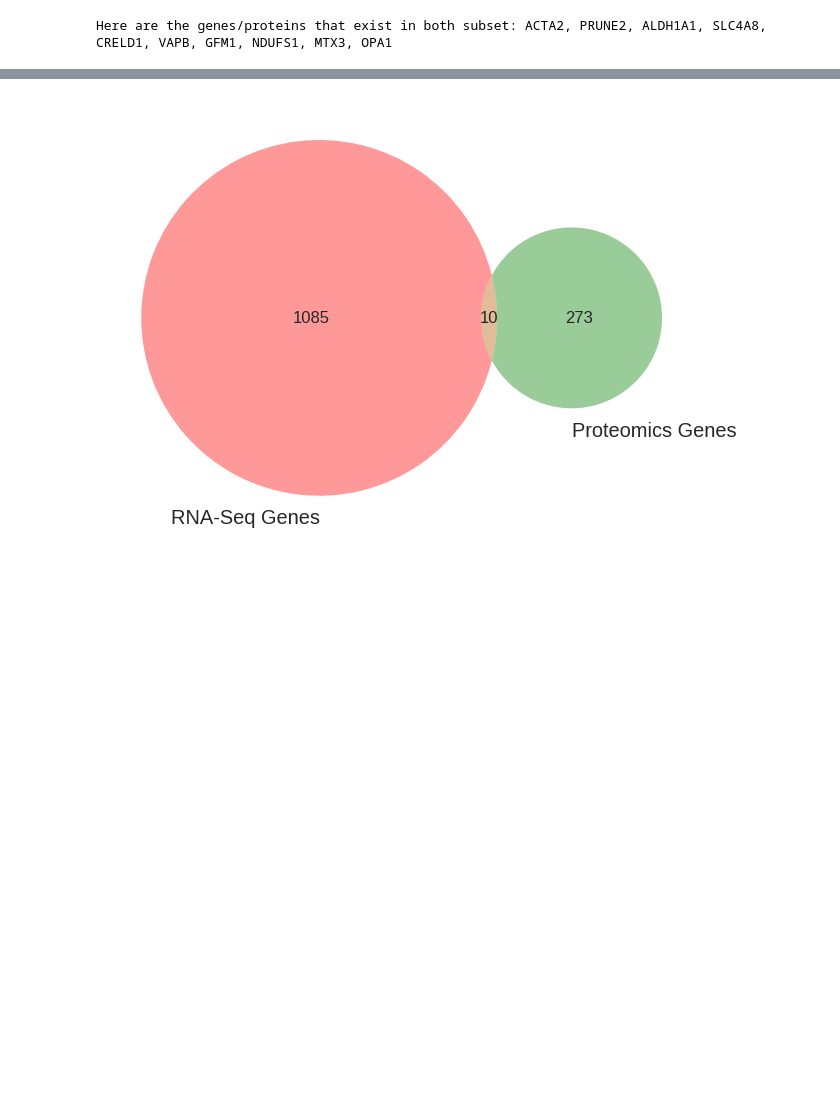
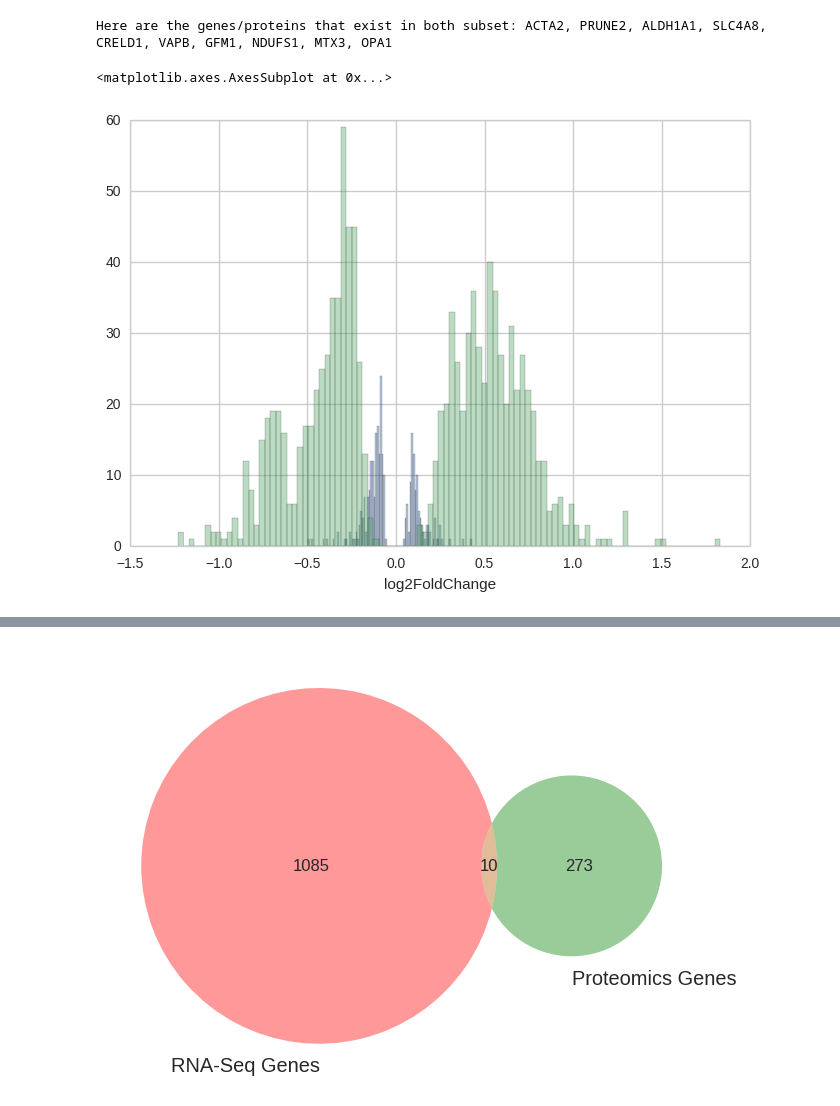
Before and after one commit to J-Wengler/winter-internship-2017, a Jupyter notebook: src/Distribution of Log Fold Change.ipynb, the cells around one changed output, grey strips where cells are left out. Saved outputs shown, nothing was run; the diff lists cells and outputs as text; code cells hidden in the pictures; blank space fills up the shorter version.

```diff
--- a/src/Distribution of Log Fold Change.ipynb
+++ b/src/Distribution of Log Fold Change.ipynb
@@ -103,3 +103,10 @@ for protName in protNames:
 print('Here are the genes/proteins that exist in both subset: ' + ', '.join(intersectGPs))
 # %% [output]
 Here are the genes/proteins that exist in both subset: ACTA2, PRUNE2, ALDH1A1, SLC4A8, CRELD1, VAPB, GFM1, NDUFS1, MTX3, OPA1
+# %%
+# Compare the RNA-seq and proteomics genes distribution plots
+sns.distplot(log2FCPData, kde=False, bins=100)
+sns.distplot(log2FCData, kde=False, bins=100)
+# %% [output]
+<matplotlib.axes.AxesSubplot at 0x...>
+[figure, added]
```
Also changed, not shown: parts of 3 cells of this notebook.
